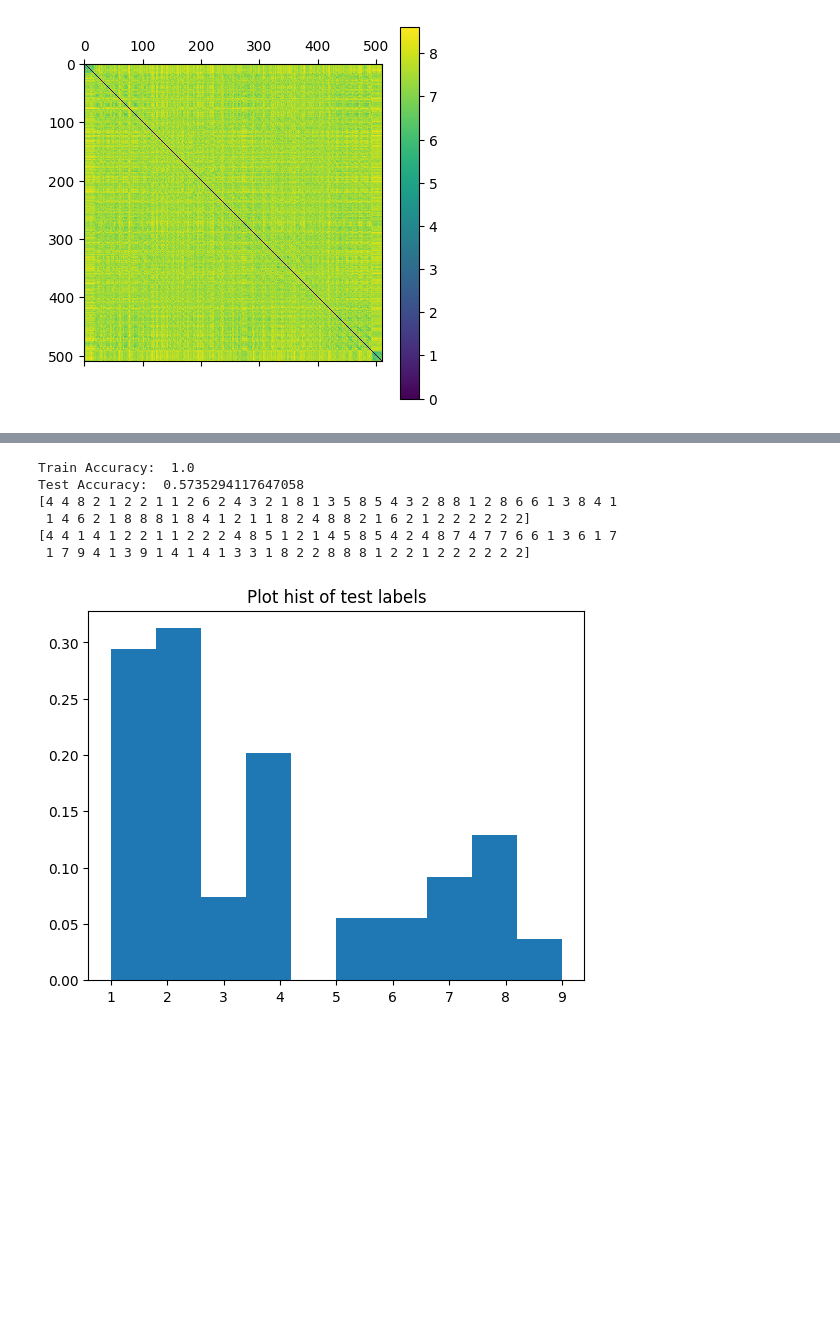
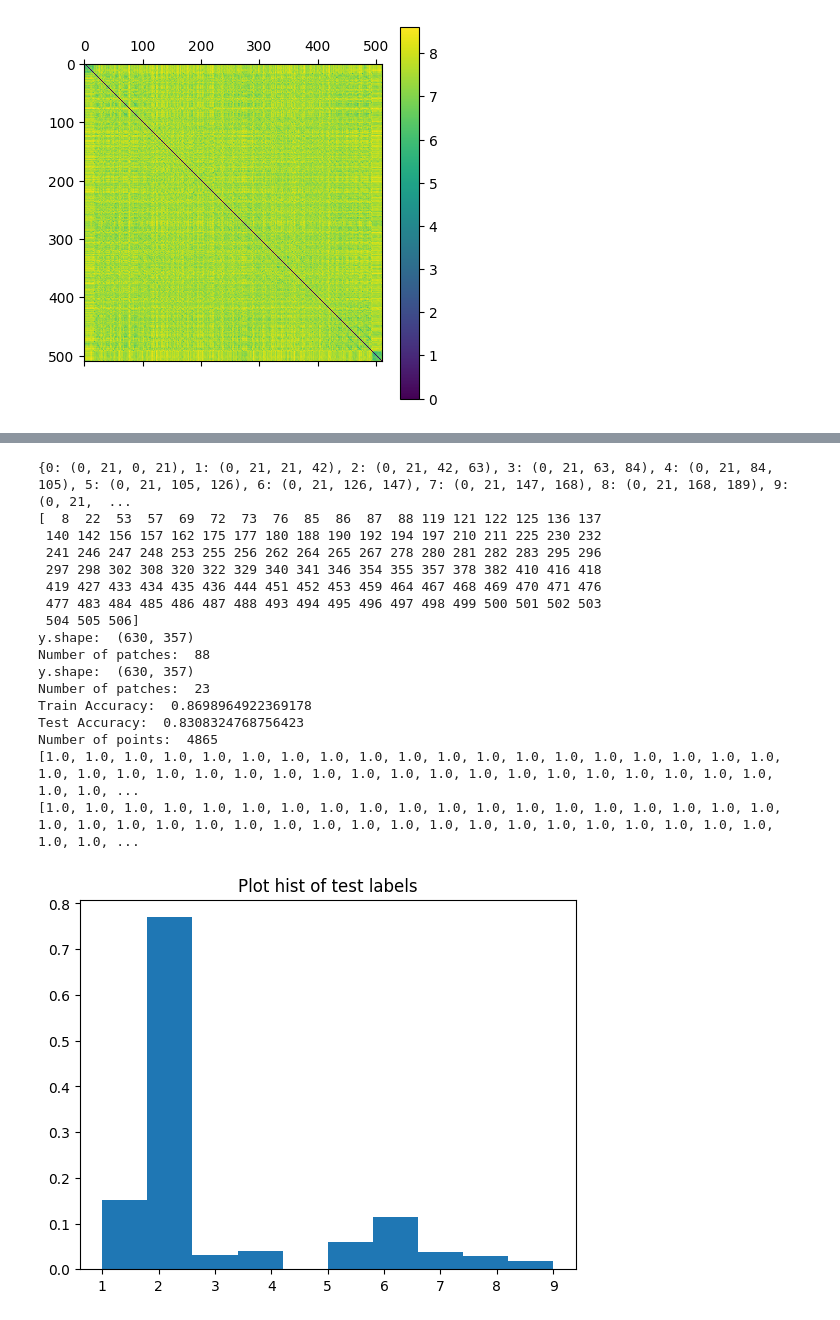
Before and after one commit to amirbourvine/HyperbolicDiffusionDistance_midTerm, a Jupyter notebook: paviaU/preperation.ipynb, the cells around one changed output, grey strips where cells are left out. Cells and saved outputs as stored; diff of their text form; code cells hidden in the pictures; blank space fills up the shorter version.

```diff
--- a/paviaU/preperation.ipynb
+++ b/paviaU/preperation.ipynb
@@ -12,7 +14,9 @@ y = np.array(df)
 rows_factor=21
 cols_factor=21
 # %%
-distances,P,y_patches = prepare(X,y, rows_factor, cols_factor, is_normalize_each_band=True, method_label_patch='most_common')
+distances,P,y_patches,num_patches_in_row, labels_padded = prepare(X,y, rows_factor, cols_factor, is_normalize_each_band=True, method_label_patch='center')
+
+print(num_patches_in_row)
 # %% [output]
 (510, 45423)
 (510, 510)
@@ -45,26 +63,37 @@ plt.show()
 # %%
-n_neighbors = 1
+n_neighbors = 3
 
 y_patches = y_patches.astype(int)
 
-train_acc,test_acc, preds, labels_test = main(d_HDD, y_patches,n_neighbors)
+train_acc,test_acc, preds, labels_test = main(d_HDD, y_patches, n_neighbors, labels_padded, rows_factor, cols_factor, num_patches_in_row)
 
-preds = preds.astype(int)
 
+print("Number of points: ", (len(preds)))
 print(preds)
 print(labels_test)
 
 plt.hist(labels_test,density=True)
 plt.title("Plot hist of test labels")
 plt.show()
 # %% [output]
-Train Accuracy:  1.0
-Test Accuracy:  0.5735294117647058
-[4 4 8 2 1 2 2 1 1 2 6 2 4 3 2 1 8 1 3 5 8 5 4 3 2 8 8 1 2 8 6 6 1 3 8 4 1
- 1 4 6 2 1 8 8 8 1 8 4 1 2 1 1 8 2 4 8 8 2 1 6 2 1 2 2 2 2 2 2]
-[4 4 1 4 1 2 2 1 1 2 2 2 4 8 5 1 2 1 4 5 8 5 4 2 4 8 7 4 7 7 6 6 1 3 6 1 7
- 1 7 9 4 1 3 9 1 4 1 4 1 3 3 1 8 2 2 8 8 8 1 2 2 1 2 2 2 2 2 2]
+{0: (0, 21, 0, 21), 1: (0, 21, 21, 42), 2: (0, 21, 42, 63), 3: (0, 21, 63, 84), 4: (0, 21, 84, 105), 5: (0, 21, 105, 126), 6: (0, 21, 126, 147), 7: (0, 21, 147, 168), 8: (0, 21, 168, 189), 9: (0, 21,  ...
+[  8  22  53  57  69  72  73  76  85  86  87  88 119 121 122 125 136 137
+ 140 142 156 157 162 175 177 180 188 190 192 194 197 210 211 225 230 232
+ 241 246 247 248 253 255 256 262 264 265 267 278 280 281 282 283 295 296
+ 297 298 302 308 320 322 329 340 341 346 354 355 357 378 382 410 416 418
+ 419 427 433 434 435 436 444 451 452 453 459 464 467 468 469 470 471 476
+ 477 483 484 485 486 487 488 493 494 495 496 497 498 499 500 501 502 503
+ 504 505 506]
+y.shape:  (630, 357)
+Number of patches:  88
+y.shape:  (630, 357)
+Number of patches:  23
+Train Accuracy:  0.8698964922369178
+Test Accuracy:  0.8308324768756423
+Number of points:  4865
+[1.0, 1.0, 1.0, 1.0, 1.0, 1.0, 1.0, 1.0, 1.0, 1.0, 1.0, 1.0, 1.0, 1.0, 1.0, 1.0, 1.0, 1.0, 1.0, 1.0, 1.0, 1.0, 1.0, 1.0, 1.0, 1.0, 1.0, 1.0, 1.0, 1.0, 1.0, 1.0, 1.0, 1.0, 1.0, 1.0, 1.0, 1.0, 1.0, 1.0, ...
+[1.0, 1.0, 1.0, 1.0, 1.0, 1.0, 1.0, 1.0, 1.0, 1.0, 1.0, 1.0, 1.0, 1.0, 1.0, 1.0, 1.0, 1.0, 1.0, 1.0, 1.0, 1.0, 1.0, 1.0, 1.0, 1.0, 1.0, 1.0, 1.0, 1.0, 1.0, 1.0, 1.0, 1.0, 1.0, 1.0, 1.0, 1.0, 1.0, 1.0, ...
-[figure, old version]
+[figure, new version]
 # %%
 from sklearn import metrics
 
```
Also changed, not shown: parts of 5 cells of this notebook, 2 other files.
